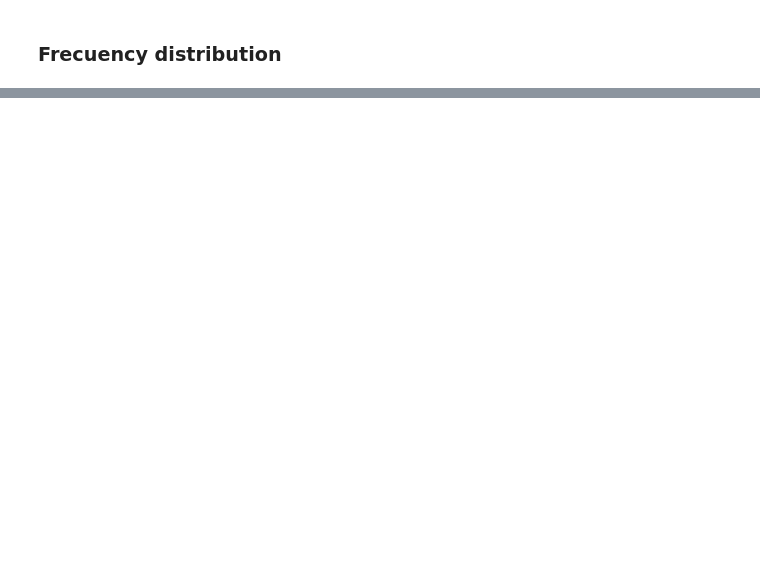
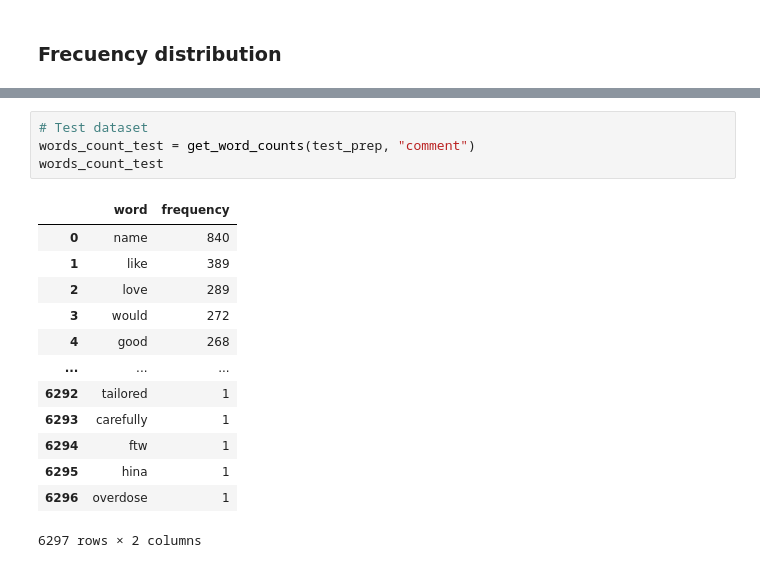
Before and after one commit to miberar123/SentimentAnalysis, a Jupyter notebook: TEXT/models/0_EDA.ipynb, the cells around one changed output, grey strips where cells are left out. Saved outputs shown, nothing was run; the diff lists cells and outputs as text; blank space fills up the shorter version.

```diff
--- a/TEXT/models/0_EDA.ipynb
+++ b/TEXT/models/0_EDA.ipynb
@@ -263,0 +350,18 @@ Number of rows in the validation dataset: 4947
+# %%
+# Test dataset
+words_count_test = get_word_counts(test_prep, "comment")
+words_count_test
+# %% [output]
+|  | word | frequency |
+| 0 | name | 840 |
+| 1 | like | 389 |
+| 2 | love | 289 |
+| 3 | would | 272 |
+| 4 | good | 268 |
+| ... | ... | ... |
+| 6292 | tailored | 1 |
+| 6293 | carefully | 1 |
+| 6294 | ftw | 1 |
+| 6295 | hina | 1 |
+| 6296 | overdose | 1 |
+6297 rows × 2 columns
```
Also changed, not shown: parts of 20 cells of this notebook, 5 other files.
